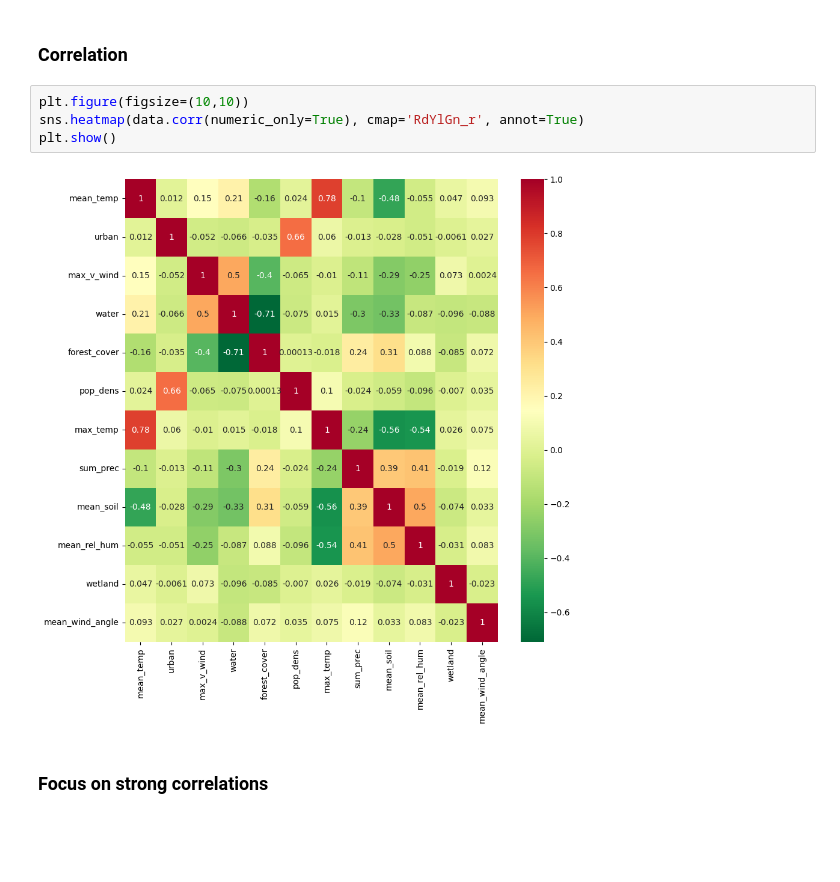
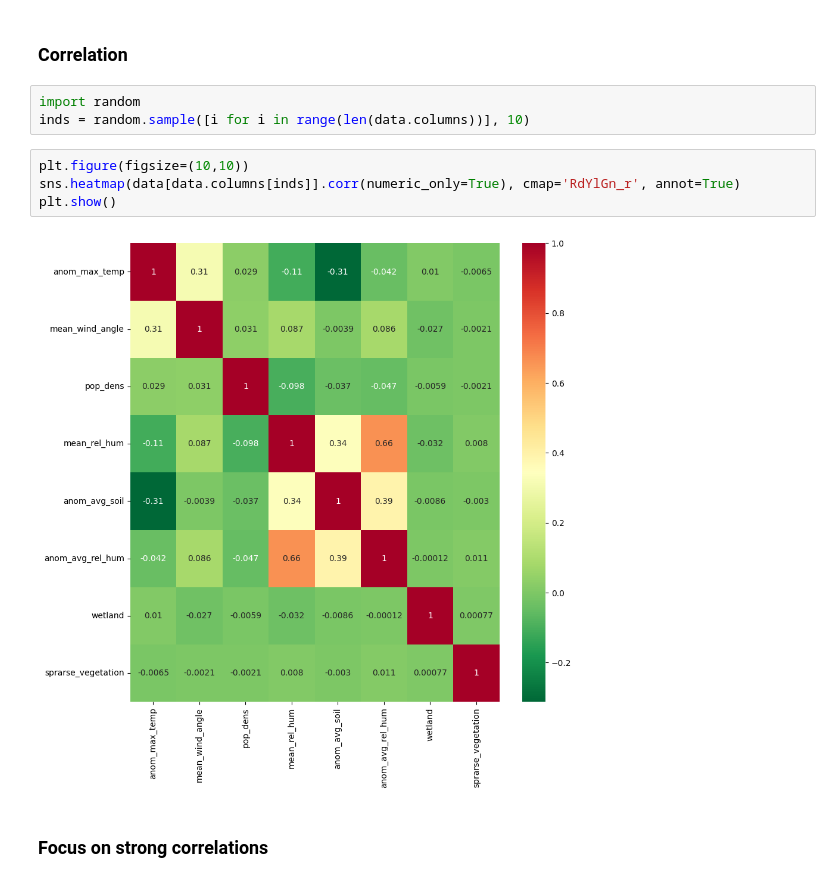
Before and after one commit to WarmongeringBeaver/M2DS_DataCamp_Challenge, a Jupyter notebook: fire_starting_kit.ipynb, the cells around one changed output. Drawn from its saved outputs; the diff is of its cells as text; blank space fills up the shorter version.

```diff
--- a/fire_starting_kit.ipynb
+++ b/fire_starting_kit.ipynb
@@ -183,11 +209,14 @@ ratio
 # %% [markdown]
 ### Correlation
+# %%
+import random
+inds = random.sample([i for i in range(len(data.columns))], 10)
 # %%
 plt.figure(figsize=(10,10))
-sns.heatmap(data.corr(numeric_only=True), cmap='RdYlGn_r', annot=True)
+sns.heatmap(data[data.columns[inds]].corr(numeric_only=True), cmap='RdYlGn_r', annot=True)
 plt.show()
 # %% [output]
-[figure, old version]
+[figure, new version]
 # %% [markdown]
 ### Focus on strong correlations
 # %%
```
Also changed, not shown: parts of 19 cells of this notebook.
